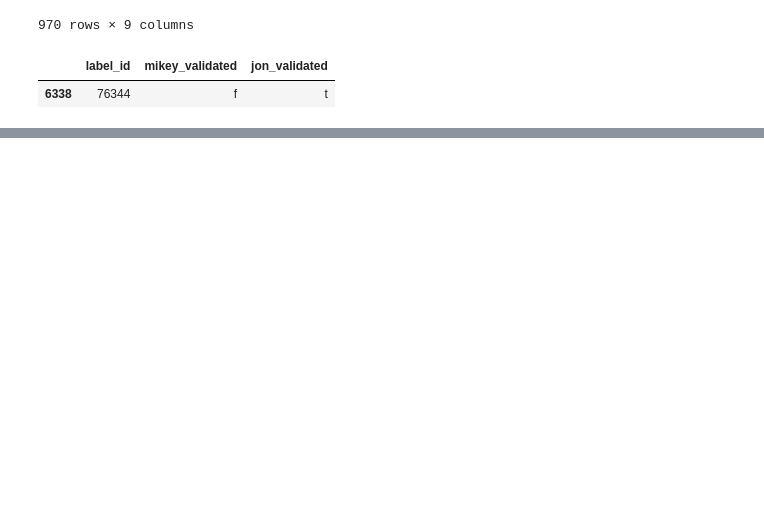
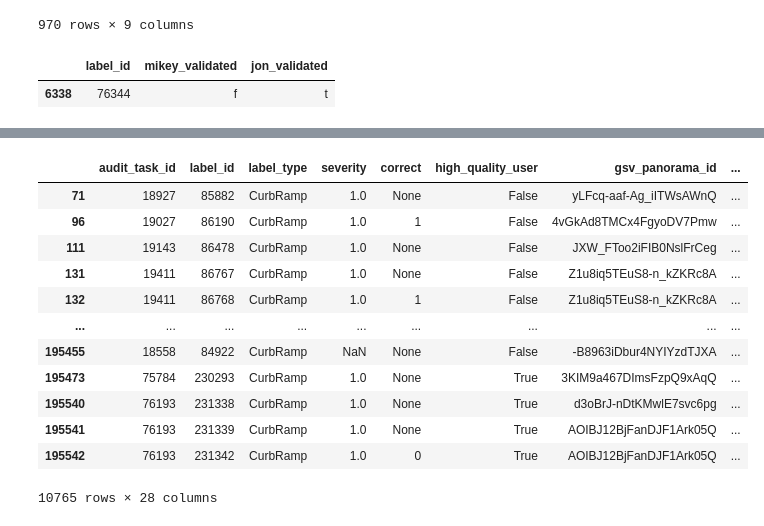
Before and after one commit to crescendochu/ML-project-sidewalk, a Jupyter notebook: seattle/data-processing.ipynb, the cells around one changed output, grey strips where cells are left out. Drawn from its saved outputs; the diff is of its cells as text; code cells hidden in the pictures; blank space fills up the shorter version.

```diff
--- a/seattle/data-processing.ipynb
+++ b/seattle/data-processing.ipynb
@@ -342,0 +426,21 @@ jon_all
+# %%
+# read data curb_fp.csv
+curb_fp = pd.read_csv('data/curb_fp.csv')
+# %%
+id_list= curb_fp['label_id'].unique().tolist()
+curb_fp = labels[labels['label_id'].isin(id_list)]
+curb_fp
+# %% [output]
+|  | audit_task_id | label_id | label_type | severity | correct | high_quality_user | gsv_panorama_id | ... |
+| 71 | 18927 | 85882 | CurbRamp | 1.0 | None | False | yLFcq-aaf-Ag_iITWsAWnQ | ... |
+| 96 | 19027 | 86190 | CurbRamp | 1.0 | 1 | False | 4vGkAd8TMCx4FgyoDV7Pmw | ... |
+| 111 | 19143 | 86478 | CurbRamp | 1.0 | None | False | JXW_FToo2iFIB0NslFrCeg | ... |
+| 131 | 19411 | 86767 | CurbRamp | 1.0 | None | False | Z1u8iq5TEuS8-n_kZKRc8A | ... |
+| 132 | 19411 | 86768 | CurbRamp | 1.0 | 1 | False | Z1u8iq5TEuS8-n_kZKRc8A | ... |
+| ... | ... | ... | ... | ... | ... | ... | ... | ... |
+| 195455 | 18558 | 84922 | CurbRamp | NaN | None | False | -B8963iDbur4NYIYzdTJXA | ... |
+| 195473 | 75784 | 230293 | CurbRamp | 1.0 | None | True | 3KIM9a467DImsFzpQ9xAqQ | ... |
+| 195540 | 76193 | 231338 | CurbRamp | 1.0 | None | True | d3oBrJ-nDtKMwlE7svc6pg | ... |
+| 195541 | 76193 | 231339 | CurbRamp | 1.0 | None | True | AOIBJ12BjFanDJF1Ark05Q | ... |
+| 195542 | 76193 | 231342 | CurbRamp | 1.0 | 0 | True | AOIBJ12BjFanDJF1Ark05Q | ... |
+10765 rows × 28 columns
```
Also changed, not shown: parts of 14 cells of this notebook, 3 other files.
